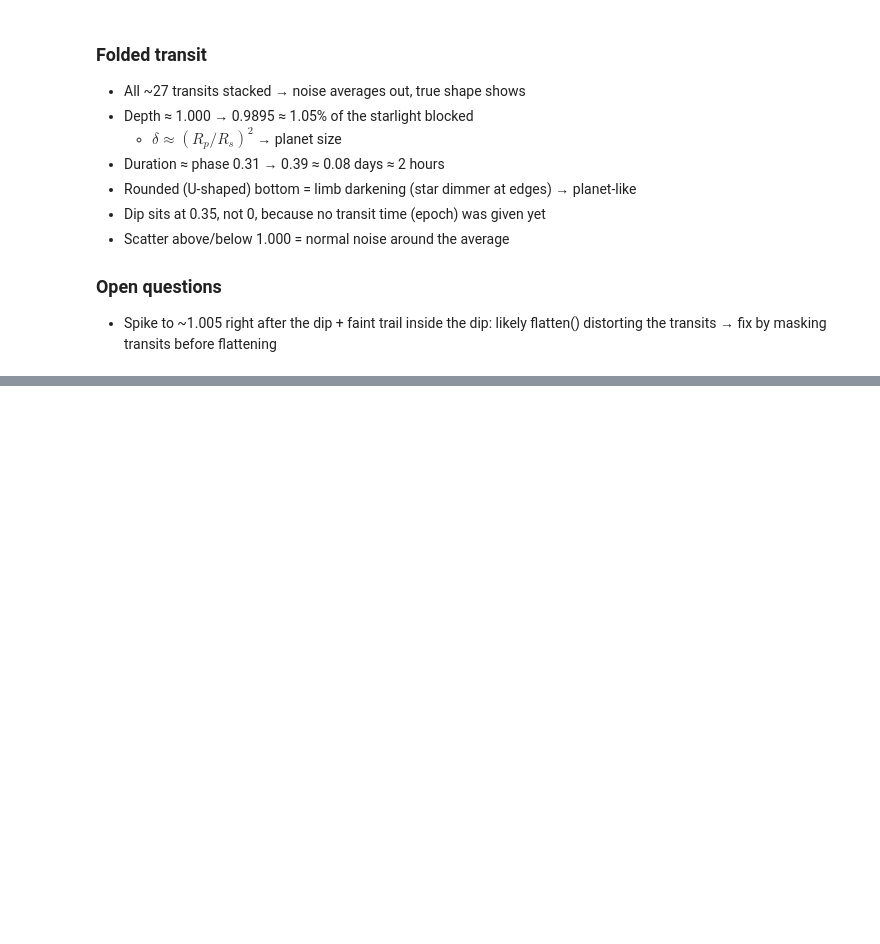
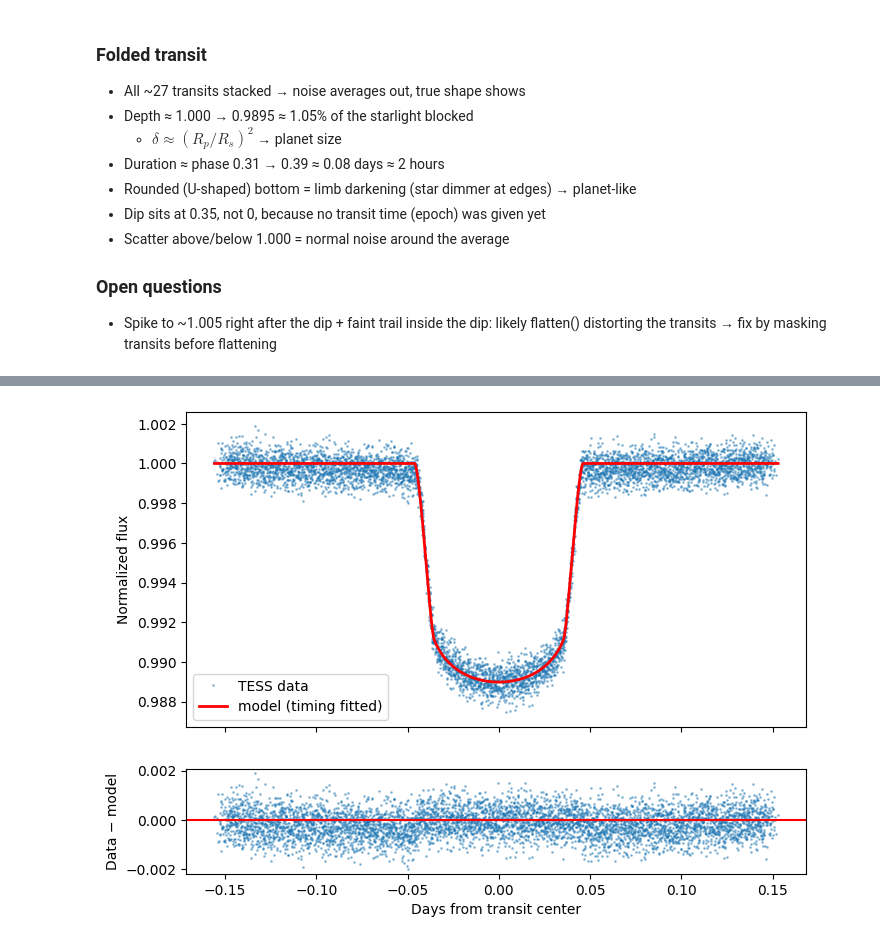
Before and after one commit to JulienRequa/exoplanet-search, a Jupyter notebook: exoplanet_search.ipynb, the cells around one changed output, grey strips where cells are left out. Saved outputs shown, nothing was run; the diff lists cells and outputs as text; code cells hidden in the pictures; blank space fills up the shorter version.

```diff
--- a/exoplanet_search.ipynb
+++ b/exoplanet_search.ipynb
@@ -73,0 +274,28 @@ lc.flatten().fold(period=0.9414526).scatter()
+# %%
+# Unfolded data, keeping only points within 0.15 days of a transit
+t_all = np.asarray(clean_lc2.time.value, dtype=float)
+f_all = np.asarray(clean_lc2.flux.value, dtype=float)
+P0, T00 = plain(period), plain(t0)
+ph = (t_all - T00 + 0.5 * P0) % P0 - 0.5 * P0          # days from nearest transit
+near = np.abs(ph) < 0.15
+t_fit, f_fit = t_all[near], f_all[near]
+
+def transit_model2(t, t0_, per, rp, a, inc, u1, u2):
+    """Same transit model, but transit time and period are now fitted too."""
+    params = batman.TransitParams()
+    params.t0, params.per = t0_, per
+    params.rp, params.a, params.inc = rp, a, inc
+    params.ecc, params.w = 0.0, 90.0
+    params.u, params.limb_dark = [u1, u2], "quadratic"
+    return batman.TransitModel(params, t).light_curve(params)
+
+guess2  = [T00, P0, 0.10, 3.5, 85, 0.3, 0.2]
+bounds2 = ([T00 - 0.02, P0 - 0.002, 0.05, 1.5, 70, 0.0, -0.5],
+           [T00 + 0.02, P0 + 0.002, 0.20, 10.0, 90, 1.0,  1.0])
+
+popt2, pcov2 = curve_fit(transit_model2, t_fit, f_fit, p0=guess2, bounds=bounds2)
+errs2 = np.sqrt(np.diag(pcov2))
+
+names2 = ["t0", "period", "Rp/Rs", "a/Rs", "inc (deg)", "u1", "u2"]
+for name, val, err in zip(names2, popt2, errs2):
+    print(f"{name:10s} = {val:.5f} ± {err:.5f}")
@@ -73,0 +310,17 @@ lc.flatten().fold(period=0.9414526).scatter()
+# %%
+t0_fit, P_fit = popt2[0], popt2[1]
+xph = (t_fit - t0_fit + 0.5 * P_fit) % P_fit - 0.5 * P_fit   # fold with FITTED timing
+model2 = transit_model2(t_fit, *popt2)
+order = np.argsort(xph)
+
+fig, (ax1, ax2) = plt.subplots(2, 1, figsize=(8, 6), sharex=True,
+                               gridspec_kw={"height_ratios": [3, 1]})
+ax1.plot(xph, f_fit, ".", ms=2, alpha=0.4, label="TESS data")
+ax1.plot(xph[order], model2[order], "r-", lw=2, label="model (timing fitted)")
+ax1.set_ylabel("Normalized flux"); ax1.legend()
+ax2.plot(xph, f_fit - model2, ".", ms=2, alpha=0.4)
+ax2.axhline(0, color="r")
+ax2.set_xlabel("Days from transit center"); ax2.set_ylabel("Data − model")
+plt.show()
+# %% [output]
+[figure, added]
```
Also changed, not shown: parts of 23 cells of this notebook.
